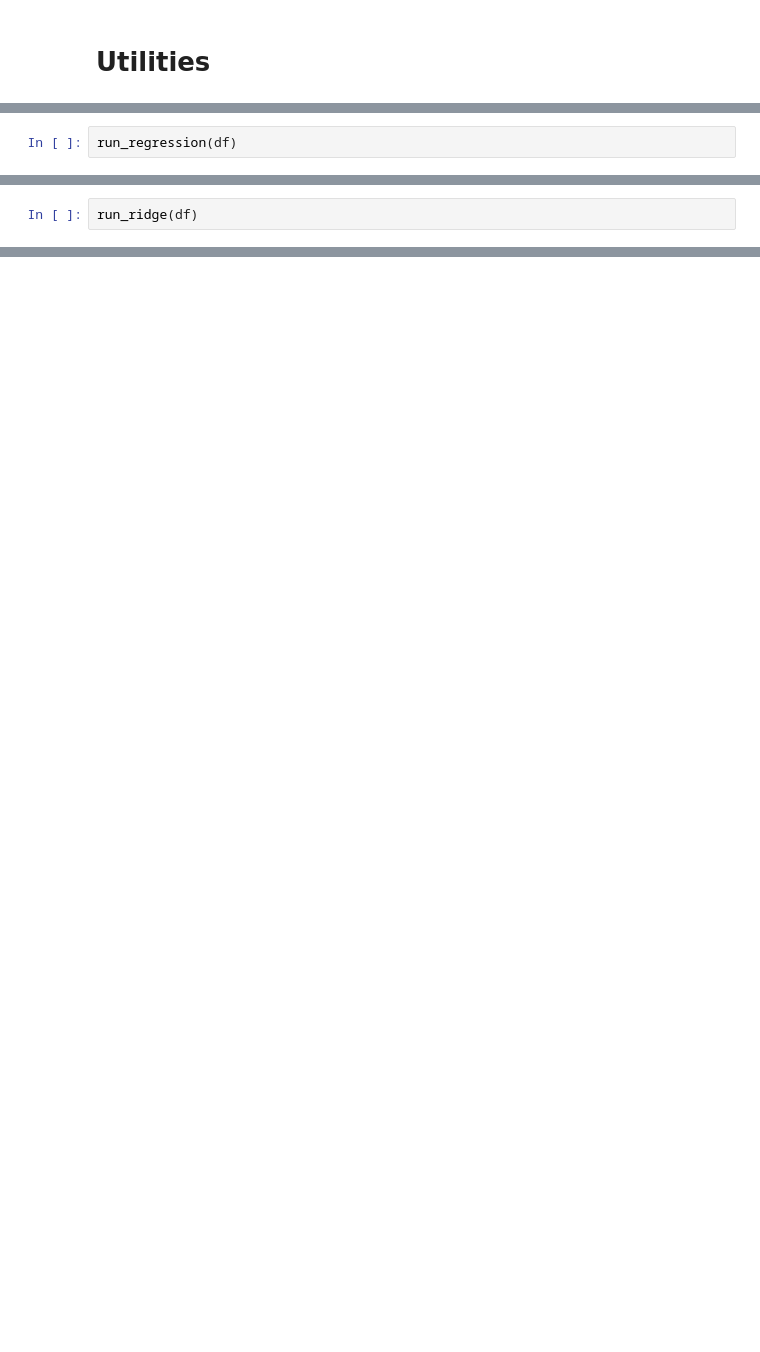
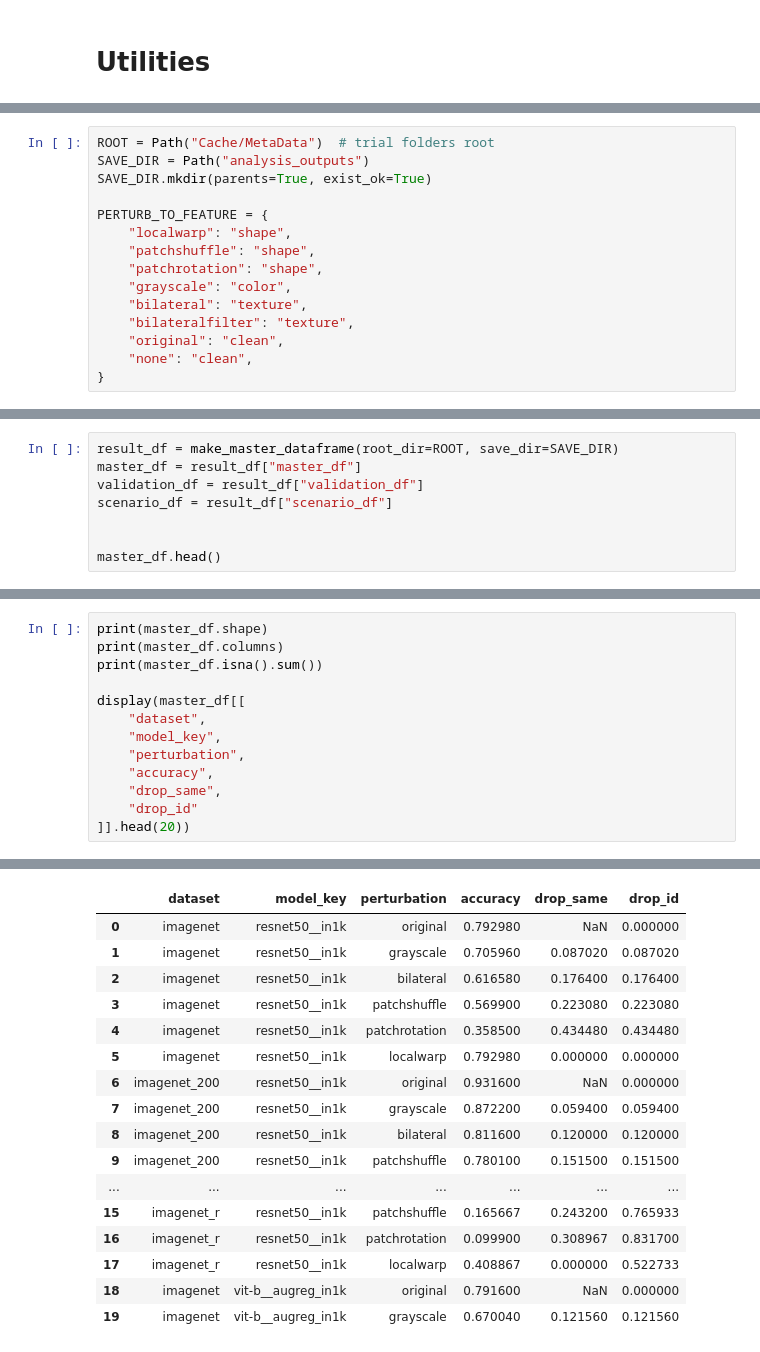
Before and after one commit to sdsdsdsdaf/Feature-Reliance, a Jupyter notebook: results_analysis.ipynb, the cells around one changed output, grey strips where cells are left out. Drawn from its saved outputs; the diff is of its cells as text; blank space fills up the shorter version.

```diff
--- a/results_analysis.ipynb
+++ b/results_analysis.ipynb
@@ -591,2 +42,0 @@ def run_regression(df):
-# %%
-run_regression(df)
@@ -698,2 +42,0 @@ def compute_partial_correlations(df):
-# %%
-run_ridge(df)
@@ -719,0 +45,15 @@ compute_partial_correlations(df)
+# %%
+ROOT = Path("Cache/MetaData")  # trial folders root
+SAVE_DIR = Path("analysis_outputs")
+SAVE_DIR.mkdir(parents=True, exist_ok=True)
+
+PERTURB_TO_FEATURE = {
+    "localwarp": "shape",
+    "patchshuffle": "shape",
+    "patchrotation": "shape",
+    "grayscale": "color",
+    "bilateral": "texture",
+    "bilateralfilter": "texture",
+    "original": "clean",
+    "none": "clean",
+}
@@ -719,0 +588,8 @@ compute_partial_correlations(df)
+# %%
+result_df = make_master_dataframe(root_dir=ROOT, save_dir=SAVE_DIR)
+master_df = result_df["master_df"]
+validation_df = result_df["validation_df"]
+scenario_df = result_df["scenario_df"]
+
+
+master_df.head()
@@ -719,0 +630,14 @@ compute_partial_correlations(df)
+# %%
+print(master_df.shape)
+print(master_df.columns)
+print(master_df.isna().sum())
+
+display(master_df[[
+    "dataset",
+    "model_key",
+    "perturbation",
+    "accuracy",
+    "drop_same",
+    "drop_id"
+]].head(20))
+# %% [output]
@@ -719,0 +661,17 @@ compute_partial_correlations(df)
+|  | dataset | model_key | perturbation | accuracy | drop_same | drop_id |
+| 0 | imagenet | resnet50__in1k | original | 0.792980 | NaN | 0.000000 |
+| 1 | imagenet | resnet50__in1k | grayscale | 0.705960 | 0.087020 | 0.087020 |
+| 2 | imagenet | resnet50__in1k | bilateral | 0.616580 | 0.176400 | 0.176400 |
+| 3 | imagenet | resnet50__in1k | patchshuffle | 0.569900 | 0.223080 | 0.223080 |
+| 4 | imagenet | resnet50__in1k | patchrotation | 0.358500 | 0.434480 | 0.434480 |
+| 5 | imagenet | resnet50__in1k | localwarp | 0.792980 | 0.000000 | 0.000000 |
+| 6 | imagenet_200 | resnet50__in1k | original | 0.931600 | NaN | 0.000000 |
+| 7 | imagenet_200 | resnet50__in1k | grayscale | 0.872200 | 0.059400 | 0.059400 |
+| 8 | imagenet_200 | resnet50__in1k | bilateral | 0.811600 | 0.120000 | 0.120000 |
+| 9 | imagenet_200 | resnet50__in1k | patchshuffle | 0.780100 | 0.151500 | 0.151500 |
+| ... | ... | ... | ... | ... | ... | ... |
+| 15 | imagenet_r | resnet50__in1k | patchshuffle | 0.165667 | 0.243200 | 0.765933 |
+| 16 | imagenet_r | resnet50__in1k | patchrotation | 0.099900 | 0.308967 | 0.831700 |
+| 17 | imagenet_r | resnet50__in1k | localwarp | 0.408867 | 0.000000 | 0.522733 |
+| 18 | imagenet | vit-b__augreg_in1k | original | 0.791600 | NaN | 0.000000 |
+| 19 | imagenet | vit-b__augreg_in1k | grayscale | 0.670040 | 0.121560 | 0.121560 |
```
Also changed, not shown: parts of 30 cells of this notebook, 4 other files.
